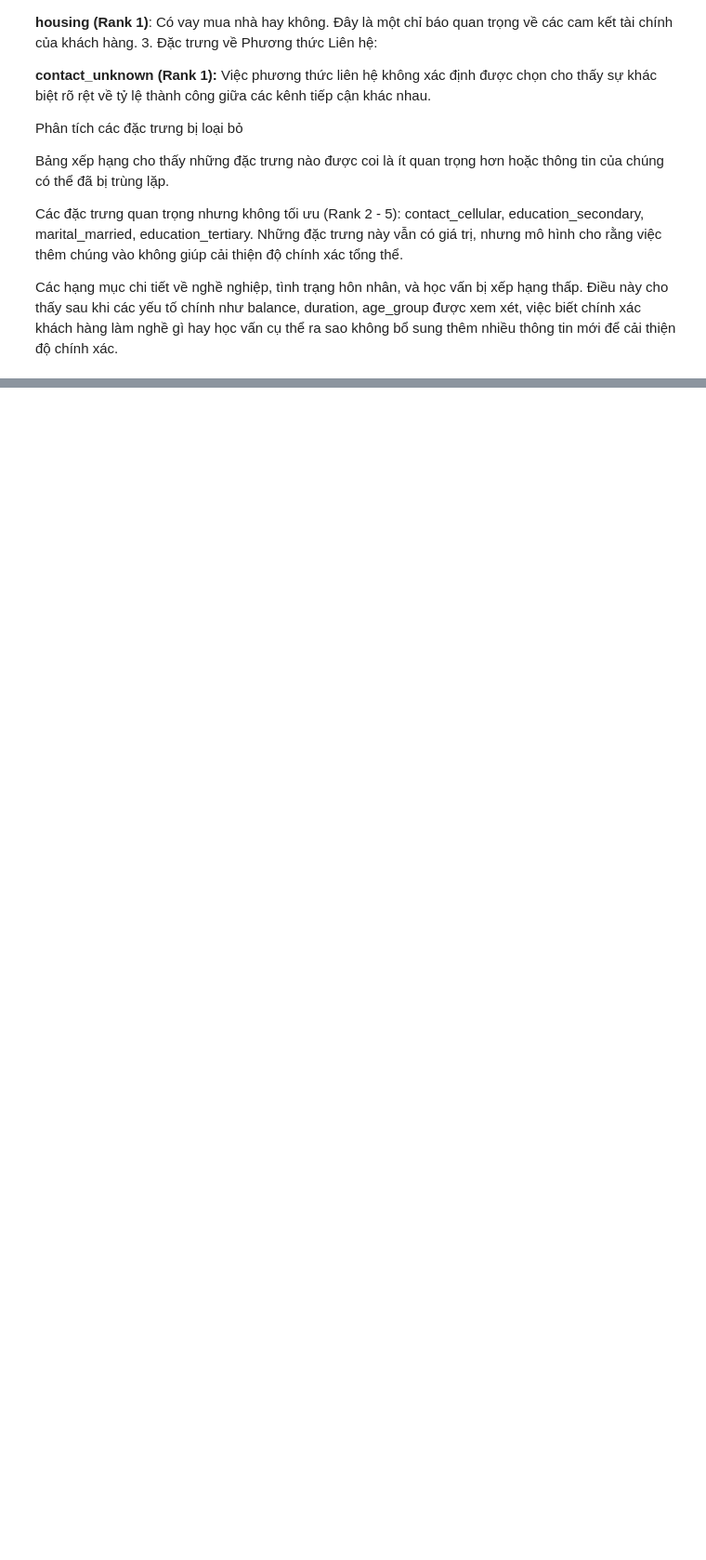
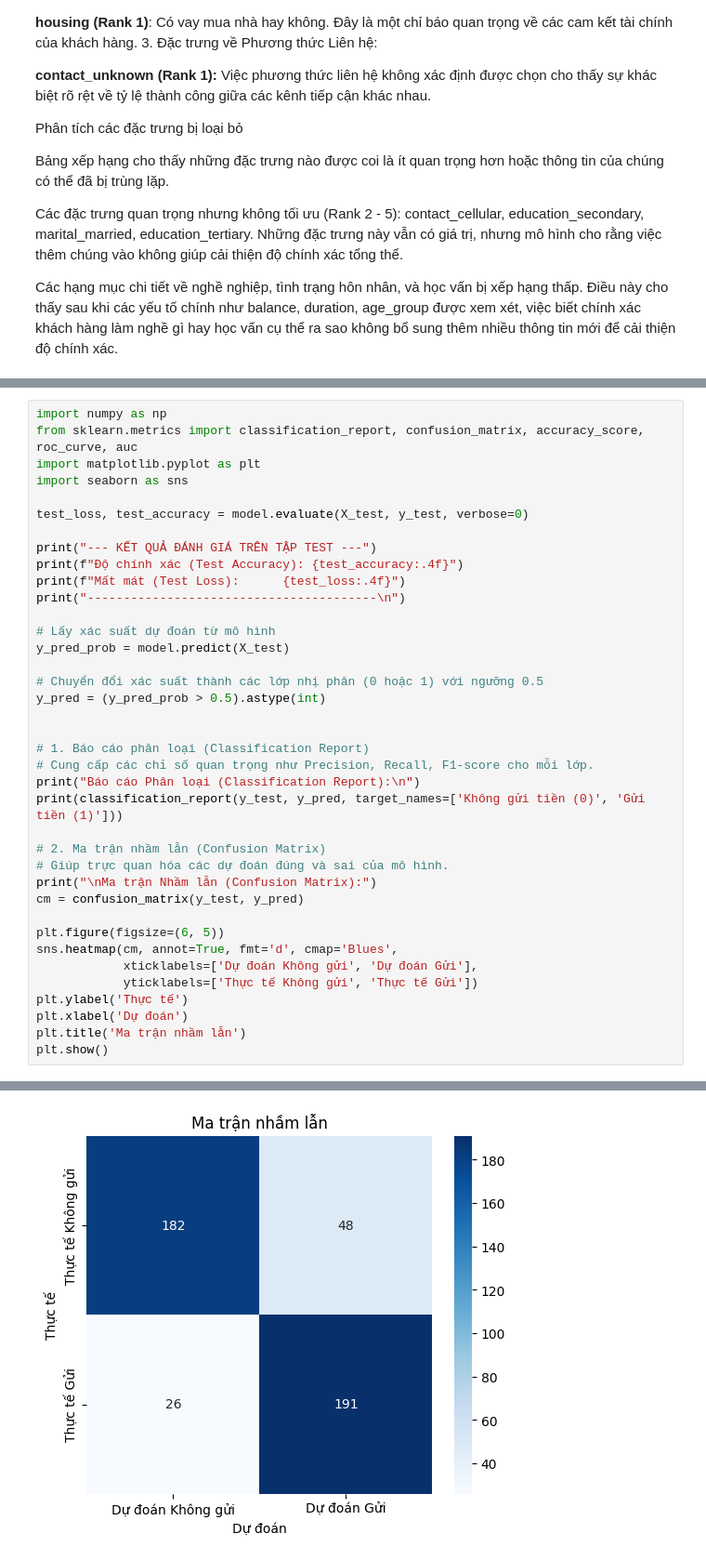
Before and after one commit to ThinhdanghocDE/BTL-AI, a Jupyter notebook: BTL_AI.ipynb, the cells around one changed output, grey strips where cells are left out. Shown at 93% size. Saved outputs shown, nothing was run; the diff lists cells and outputs as text; blank space fills up the shorter version.

```diff
--- a/BTL_AI.ipynb
+++ b/BTL_AI.ipynb
@@ -1437,0 +1714,39 @@ Phân tích các đặc trưng bị loại bỏ
+# %%
+import numpy as np
+from sklearn.metrics import classification_report, confusion_matrix, accuracy_score, roc_curve, auc
+import matplotlib.pyplot as plt
+import seaborn as sns
+
+test_loss, test_accuracy = model.evaluate(X_test, y_test, verbose=0)
+
+print("--- KẾT QUẢ ĐÁNH GIÁ TRÊN TẬP TEST ---")
+print(f"Độ chính xác (Test Accuracy): {test_accuracy:.4f}")
+print(f"Mất mát (Test Loss):      {test_loss:.4f}")
+print("----------------------------------------\n")
+
+# Lấy xác suất dự đoán từ mô hình
+y_pred_prob = model.predict(X_test)
+
+# Chuyển đổi xác suất thành các lớp nhị phân (0 hoặc 1) với ngưỡng 0.5
+y_pred = (y_pred_prob > 0.5).astype(int)
+
+
+# 1. Báo cáo phân loại (Classification Report)
+# Cung cấp các chỉ số quan trọng như Precision, Recall, F1-score cho mỗi lớp.
+print("Báo cáo Phân loại (Classification Report):\n")
+print(classification_report(y_test, y_pred, target_names=['Không gửi tiền (0)', 'Gửi tiền (1)']))
+
+# 2. Ma trận nhầm lẫn (Confusion Matrix)
+# Giúp trực quan hóa các dự đoán đúng và sai của mô hình.
+print("\nMa trận Nhầm lẫn (Confusion Matrix):")
+cm = confusion_matrix(y_test, y_pred)
+
+plt.figure(figsize=(6, 5))
+sns.heatmap(cm, annot=True, fmt='d', cmap='Blues',
+            xticklabels=['Dự đoán Không gửi', 'Dự đoán Gửi'],
+            yticklabels=['Thực tế Không gửi', 'Thực tế Gửi'])
+plt.ylabel('Thực tế')
+plt.xlabel('Dự đoán')
+plt.title('Ma trận nhầm lẫn')
+plt.show()
+# %% [output]
@@ -1437,0 +1772 @@ Phân tích các đặc trưng bị loại bỏ
+[figure, added]
```
Also changed, not shown: parts of 23 cells of this notebook.
